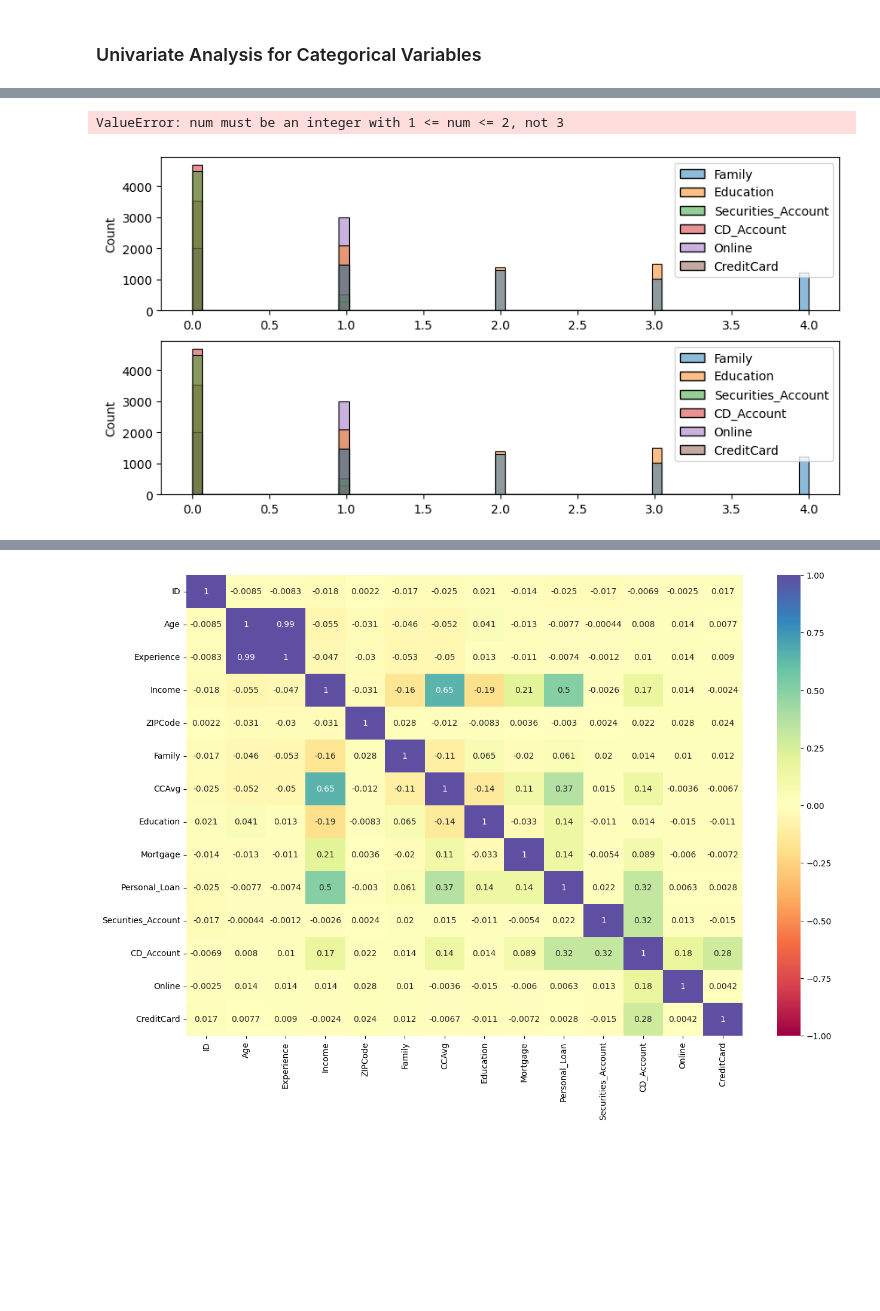
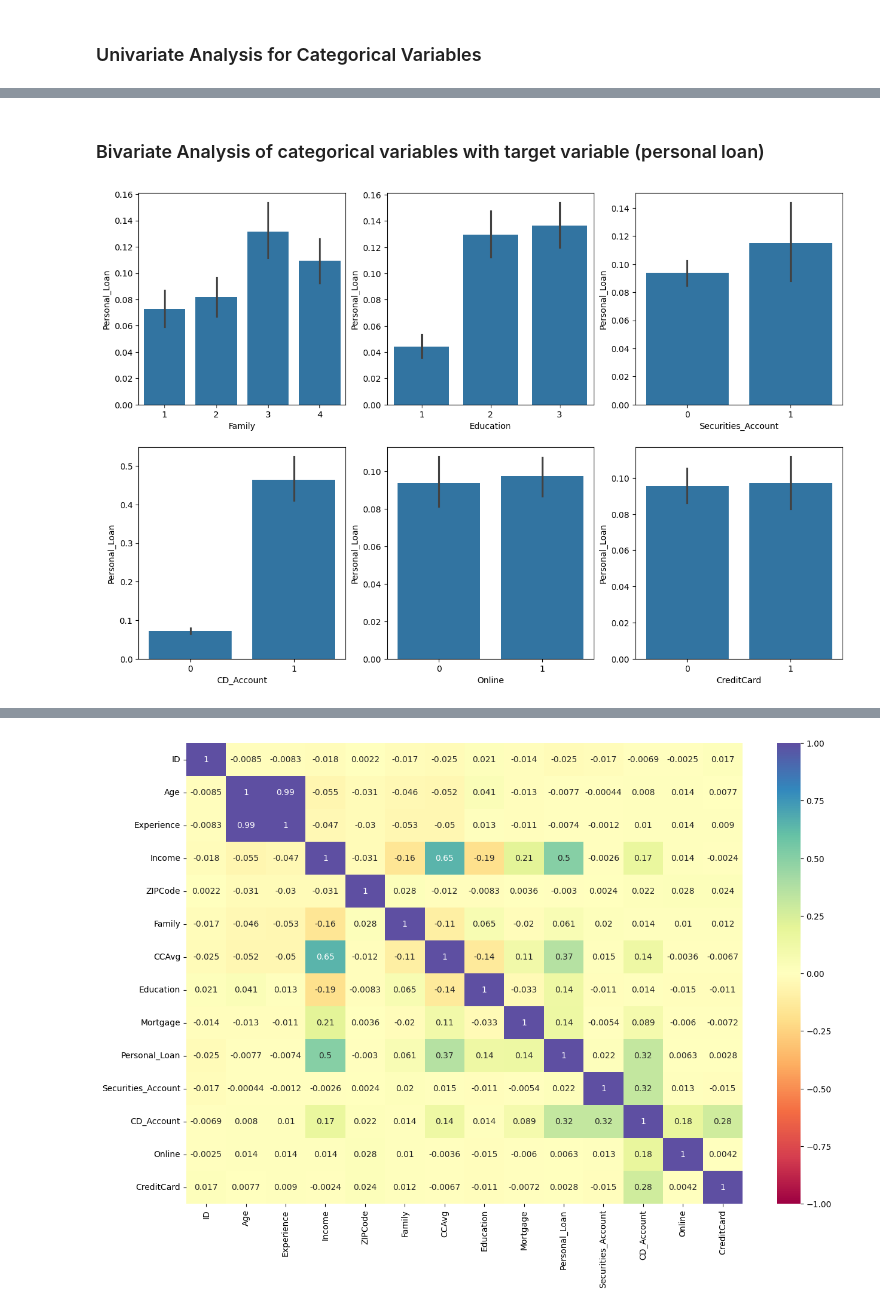
Before and after one commit to nirajguru/machine-learning-projects, a Jupyter notebook: personal-loan-compaign/notebook/loan-compaign-solution-niraj.ipynb, the cells around one changed output, grey strips where cells are left out. Cells and saved outputs as stored; diff of their text form; code cells hidden in the pictures; blank space fills up the shorter version.

```diff
--- a/personal-loan-compaign/notebook/loan-compaign-solution-niraj.ipynb
+++ b/personal-loan-compaign/notebook/loan-compaign-solution-niraj.ipynb
@@ -242,0 +219,5 @@ AttributeError: Rectangle.set() got an unexpected keyword argument 'ci'
+# %%
+# Plotting categorical variables
+for col in categorical_columns:
+    sns.countplot(x=df[col])
+    plt.show()
@@ -243,8 +253,9 @@ AttributeError: Rectangle.set() got an unexpected keyword argument 'ci'
+# %% [markdown]
+### Bivariate Analysis of categorical variables with target variable (personal loan)
 # %%
-fig = plt.figure(figsize=(10,5))
+fig = plt.figure(figsize=(15,10))
 for i,col in enumerate(categorical_columns):
-    ax = fig.add_subplot(2,1,i+1)
-    sns.histplot(data=df[categorical_columns])
+    ax = fig.add_subplot(2,3,i+1)
+    sns.barplot( y = df['Personal_Loan'], x = df[col])
 # %% [output]
-ValueError: num must be an integer with 1 <= num <= 2, not 3
-[figure, old version]
+[figure, new version]
```
Also changed, not shown: parts of 58 cells of this notebook.
